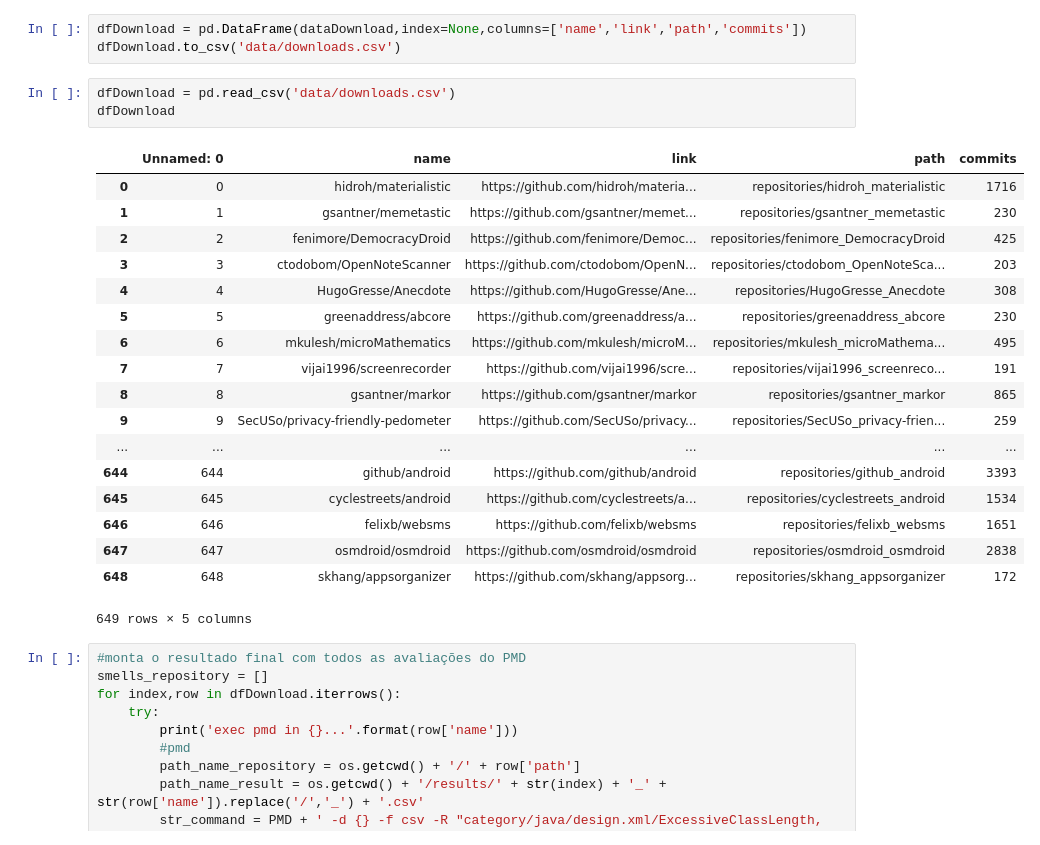
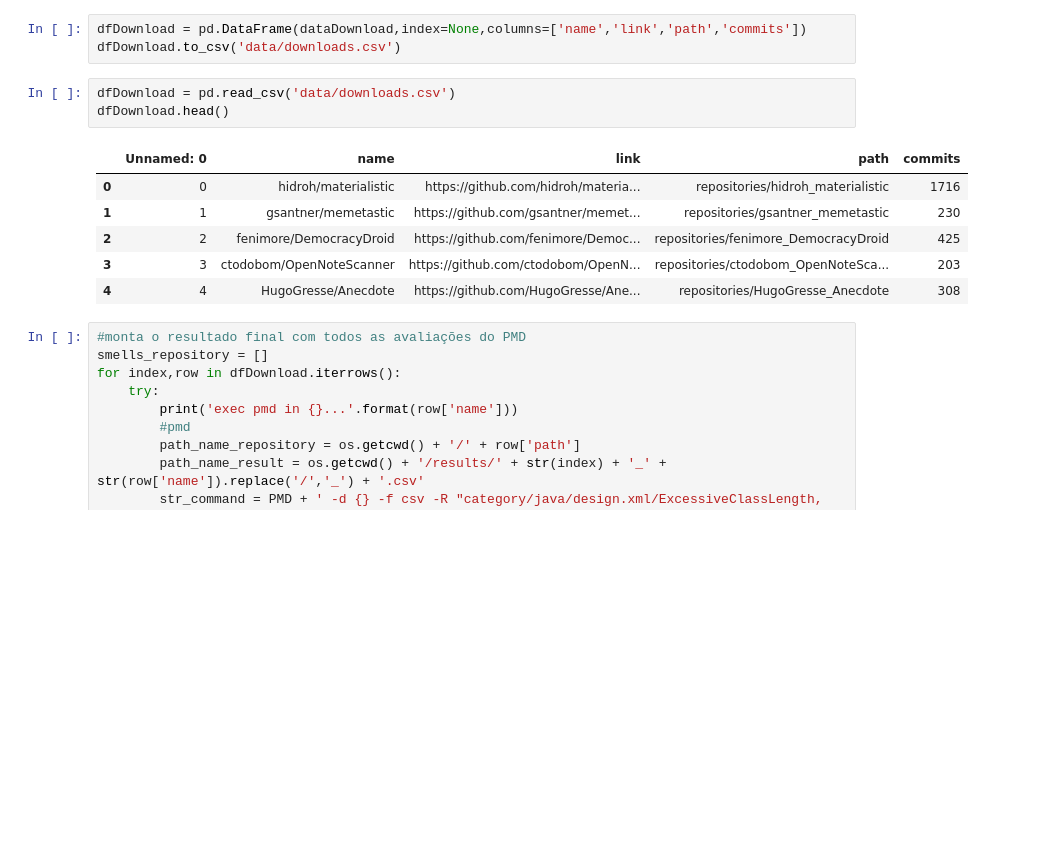
Before and after one commit to cmFodWx5YWRhdjEyMTA5/smell-and-machine-learning, a Jupyter notebook: Experiment.ipynb, the cells around one changed output. Saved outputs shown, nothing was run; the diff lists cells and outputs as text; blank space fills up the shorter version.

```diff
--- a/Experiment.ipynb
+++ b/Experiment.ipynb
@@ -98,26 +98,14 @@ dfDownload = pd.DataFrame(dataDownload,index=None,columns=['name','link','path',
 dfDownload.to_csv('data/downloads.csv')
 # %%
 dfDownload = pd.read_csv('data/downloads.csv')
-dfDownload
+dfDownload.head()
 # %% [output]
 |  | Unnamed: 0 | name | link | path | commits |
 | 0 | 0 | hidroh/materialistic | https://github.com/hidroh/materia... | repositories/hidroh_materialistic | 1716 |
 | 1 | 1 | gsantner/memetastic | https://github.com/gsantner/memet... | repositories/gsantner_memetastic | 230 |
 | 2 | 2 | fenimore/DemocracyDroid | https://github.com/fenimore/Democ... | repositories/fenimore_DemocracyDroid | 425 |
 | 3 | 3 | ctodobom/OpenNoteScanner | https://github.com/ctodobom/OpenN... | repositories/ctodobom_OpenNoteSca... | 203 |
 | 4 | 4 | HugoGresse/Anecdote | https://github.com/HugoGresse/Ane... | repositories/HugoGresse_Anecdote | 308 |
-| 5 | 5 | greenaddress/abcore | https://github.com/greenaddress/a... | repositories/greenaddress_abcore | 230 |
-| 6 | 6 | mkulesh/microMathematics | https://github.com/mkulesh/microM... | repositories/mkulesh_microMathema... | 495 |
-| 7 | 7 | vijai1996/screenrecorder | https://github.com/vijai1996/scre... | repositories/vijai1996_screenreco... | 191 |
-| 8 | 8 | gsantner/markor | https://github.com/gsantner/markor | repositories/gsantner_markor | 865 |
-| 9 | 9 | SecUSo/privacy-friendly-pedometer | https://github.com/SecUSo/privacy... | repositories/SecUSo_privacy-frien... | 259 |
-| ... | ... | ... | ... | ... | ... |
-| 644 | 644 | github/android | https://github.com/github/android | repositories/github_android | 3393 |
-| 645 | 645 | cyclestreets/android | https://github.com/cyclestreets/a... | repositories/cyclestreets_android | 1534 |
-| 646 | 646 | felixb/websms | https://github.com/felixb/websms | repositories/felixb_websms | 1651 |
-| 647 | 647 | osmdroid/osmdroid | https://github.com/osmdroid/osmdroid | repositories/osmdroid_osmdroid | 2838 |
-| 648 | 648 | skhang/appsorganizer | https://github.com/skhang/appsorg... | repositories/skhang_appsorganizer | 172 |
-649 rows × 5 columns
 # %%
 #monta o resultado final com todos as avaliações do PMD
 smells_repository = []
```
Also changed, not shown: parts of 7 cells of this notebook, 2 other files.
